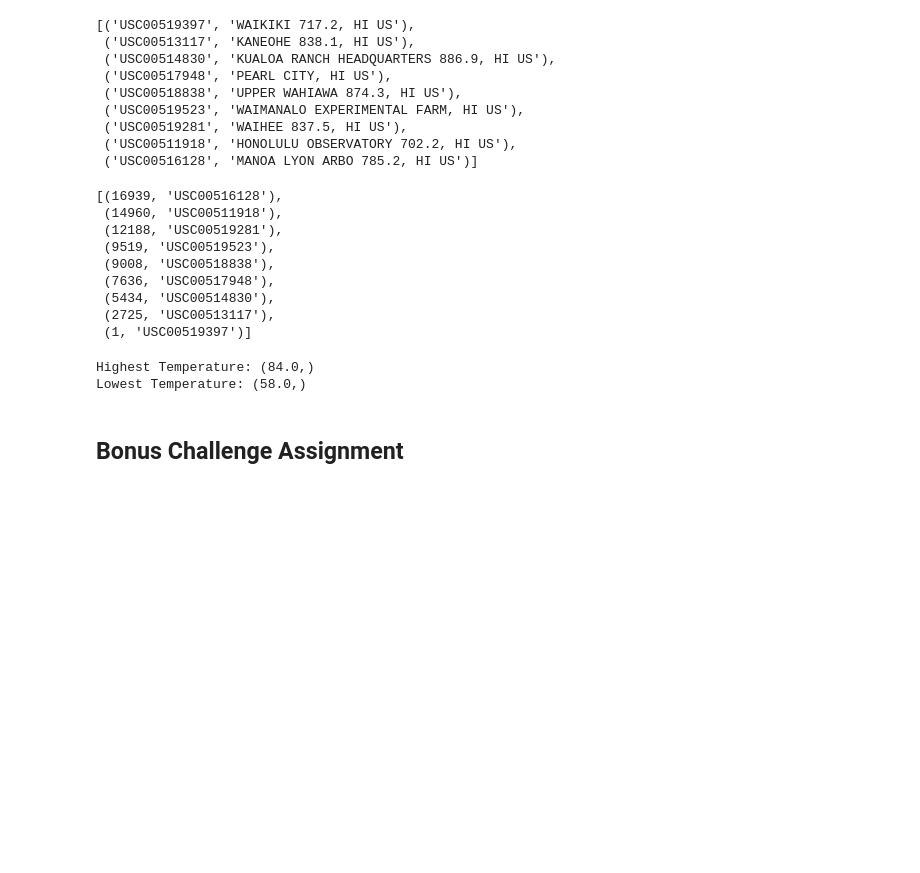
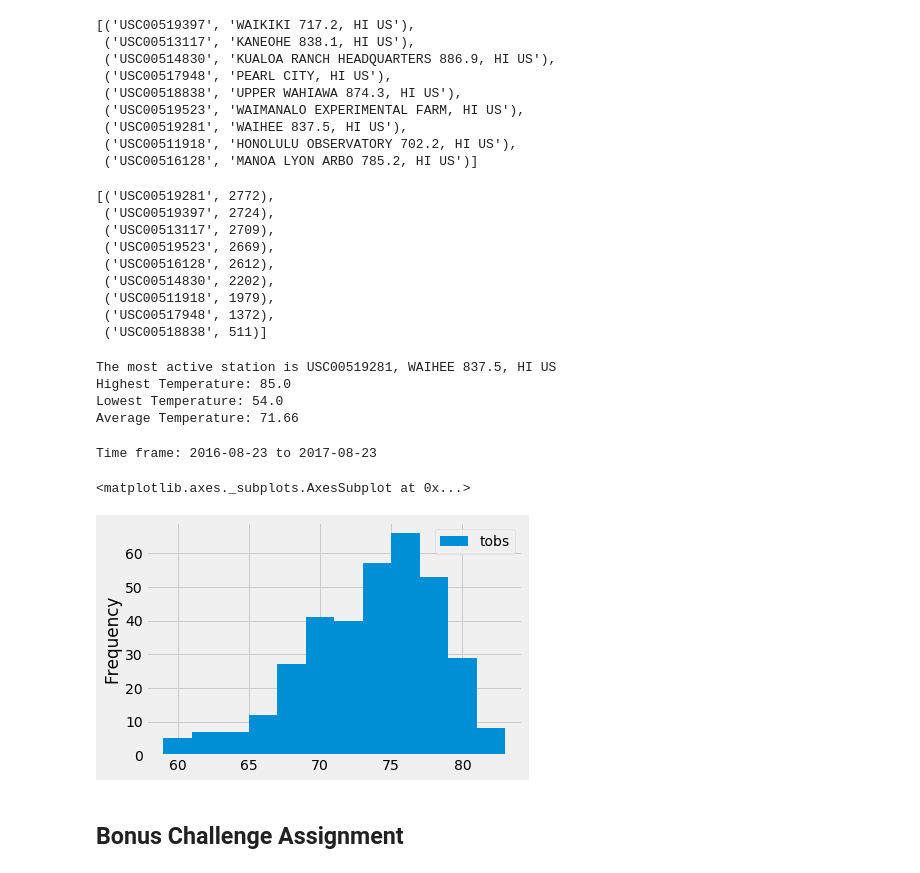
Before and after one commit to rickshev/sqlalchemy-challenge, a Jupyter notebook: climate_starter.ipynb, the cells around one changed output. Saved outputs shown, nothing was run; the diff lists cells and outputs as text; code cells hidden in the pictures; blank space fills up the shorter version.

```diff
--- a/climate_starter.ipynb
+++ b/climate_starter.ipynb
@@ -129,35 +134,53 @@ session.query(station.station, station.name).all()
 # %%
 # What are the most active stations? (i.e. what stations have the most rows)?
 # List the stations and the counts in descending order.
-station_query = session.query(measurement.id, measurement.station).group_by(measurement.station).\
-    order_by(measurement.id.desc()).all()
+station_query = session.query(measurement.station, func.count(measurement.station)).\
+                    group_by(measurement.station).\
+                    order_by(func.count(measurement.station).desc()).all()
 
 station_query
 # %% [output]
-[(16939, 'USC00516128'),
- (14960, 'USC00511918'),
- (12188, 'USC00519281'),
- (9519, 'USC00519523'),
- (9008, 'USC00518838'),
- (7636, 'USC00517948'),
- (5434, 'USC00514830'),
- (2725, 'USC00513117'),
- (1, 'USC00519397')]
+[('USC00519281', 2772),
+ ('USC00519397', 2724),
+ ('USC00513117', 2709),
+ ('USC00519523', 2669),
+ ('USC00516128', 2612),
+ ('USC00514830', 2202),
+ ('USC00511918', 1979),
+ ('USC00517948', 1372),
+ ('USC00518838', 511)]
 # %%
 # Using the station id from the previous query, calculate the lowest temperature recorded,
 # highest temperature recorded, and average temperature of the most active station?
+
+# the most active station is USC00519281: set as variable and find name
+active_station = station_query[0][0]
+active_station_name = session.query(station.name).filter(station.station == active_station)
+active_station_name = active_station_name[0][0]
+print(f"The most active station is {active_station}, {active_station_name}")
+
+# find max temperature of USC00519281
 hi_temp = session.query(measurement.tobs).\
-              filter(measurement.station == "USC00516128").\
+              filter(measurement.station == active_station).\
               order_by(measurement.tobs.desc()).first()
+hi_temp = hi_temp[0]
 
+# find min temperature of USC00519281
 lo_temp = session.query(measurement.tobs).\
-              filter(measurement.station == "USC00516128").\
+              filter(measurement.station == active_station).\
               order_by(measurement.tobs.asc()).first()
+lo_temp = lo_temp[0]
 
-mean_temp = session.query
+# average temperature of USC00519281
+mean_temp = (session.query(func.avg(measurement.tobs)).filter(measurement.station == active_station))
+mean_temp = "{0:.4}".format(mean_temp[0][0])
 
+# print temperature statements
 print(f"Highest Temperature: {hi_temp}")
 print(f"Lowest Temperature: {lo_temp}")
+print(f"Average Temperature: {mean_temp}")
 # %% [output]
-Highest Temperature: (84.0,)
-Lowest Temperature: (58.0,)
+The most active station is USC00519281, WAIHEE 837.5, HI US
+Highest Temperature: 85.0
+Lowest Temperature: 54.0
+Average Temperature: 71.66
@@ -167,3 +187,30 @@ Lowest Temperature: (58.0,)
+# %%
+# Choose the station with the highest number of temperature observations.
+# Query the last 12 months of temperature observation data for this station and plot the results as a histogram
+
+# last date
+last_date = session.query(measurement.date).order_by(measurement.date.desc()).first()
+last_date = last_date[0]
+
+# first date
+first_date = dt.date(2017, 8, 23) - dt.timedelta(days = 365)
+print(f"Time frame: {first_date} to {last_date}")
+
+# query temperature data for active station over last 12 months
+temp_data = session.query(measurement.date, measurement.tobs).\
+                filter(measurement.date >= first_date).\
+                filter(measurement.date <= last_date).\
+                filter(measurement.station == active_station).\
+                order_by(measurement.date).all()
+
+# set query as dataframe and plot histogram
+temp_df = pd.DataFrame(temp_data)
+temp_df.set_index("date")
+temp_df.plot(kind = "hist", bins = 12)
+# %% [output]
+Time frame: 2016-08-23 to 2017-08-23
+<matplotlib.axes._subplots.AxesSubplot at 0x...>
+[figure, added]
 # %% [markdown]
 ## Bonus Challenge Assignment
 # %%
```
Also changed, not shown: parts of 2 cells of this notebook, 1 other file.
